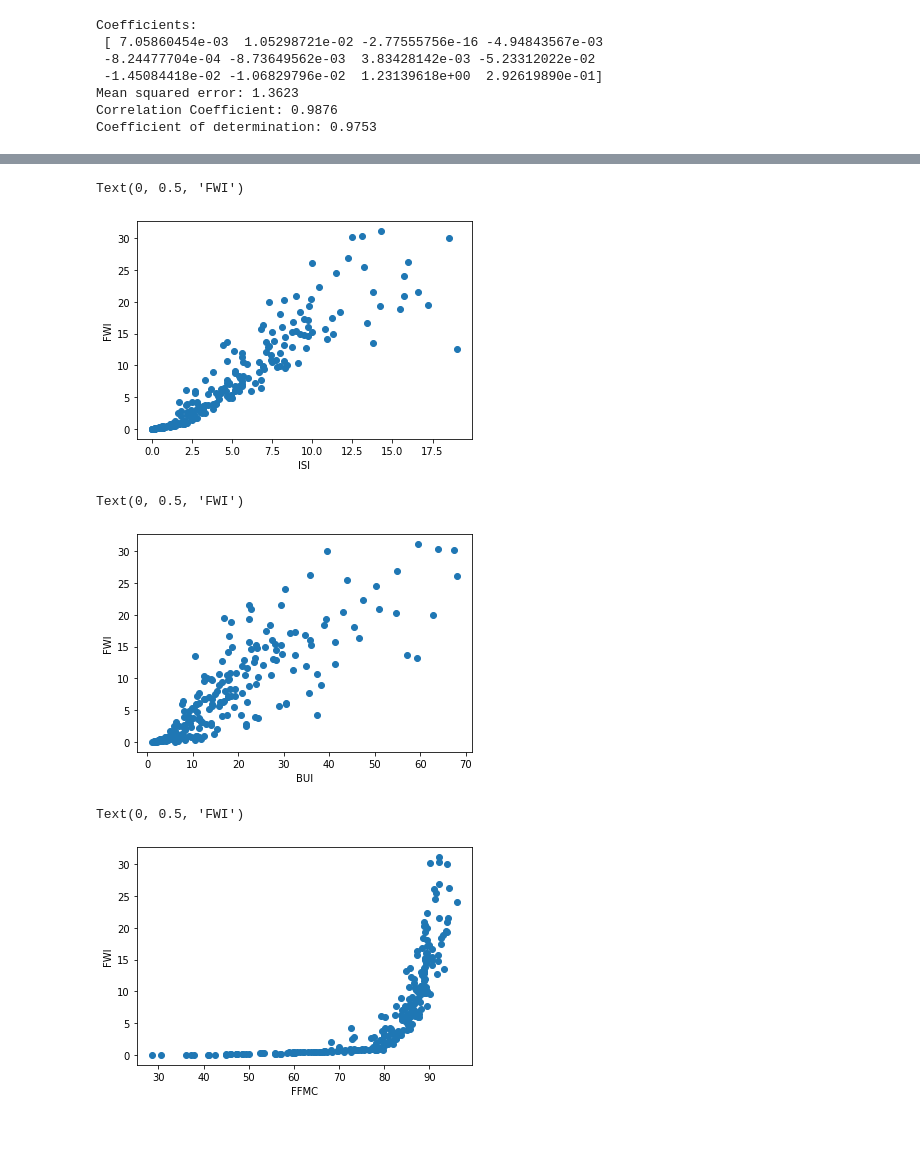
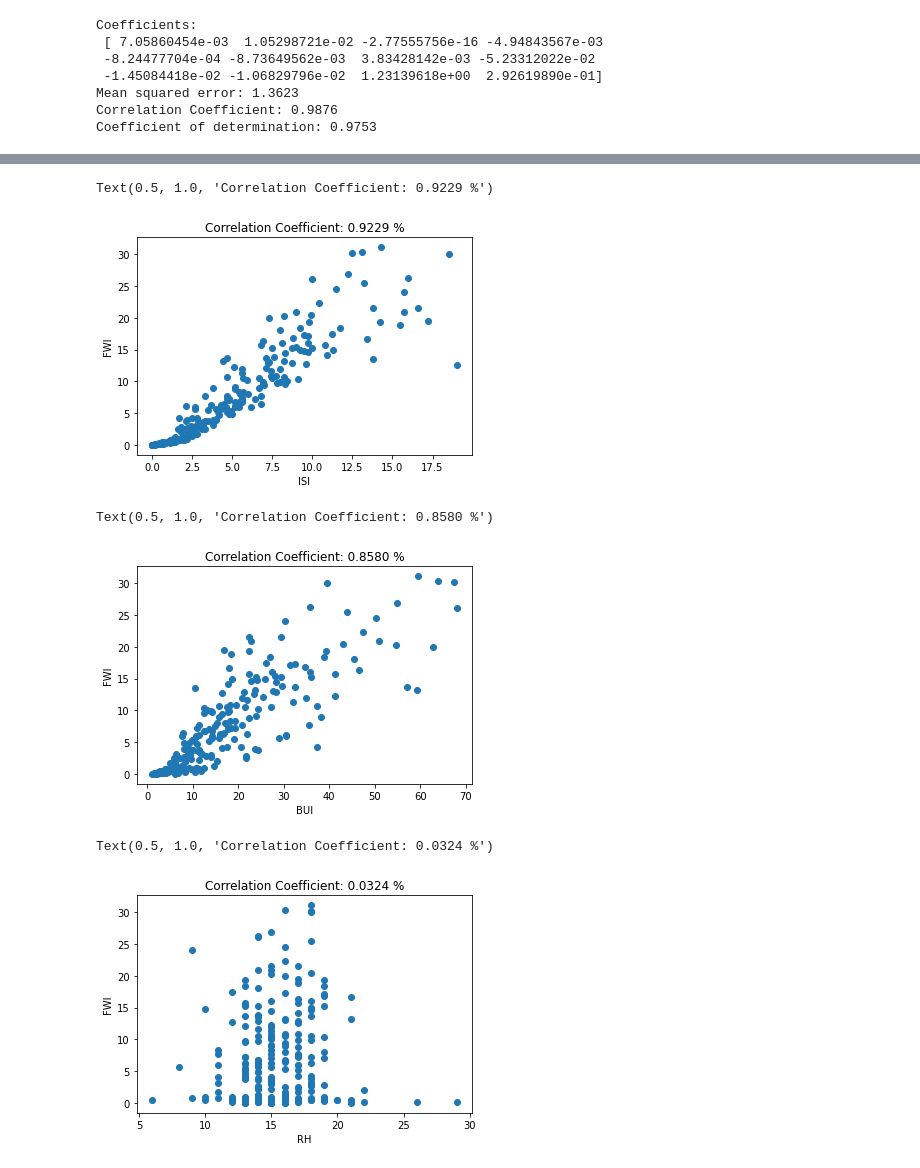
Before and after one commit to Sandrocamargo/deep-learning, a Jupyter notebook: dl_class03_LinearRegression.ipynb, the cells around one changed output, grey strips where cells are left out. Drawn from its saved outputs; the diff is of its cells as text; code cells hidden in the pictures; blank space fills up the shorter version.

```diff
--- a/dl_class03_LinearRegression.ipynb
+++ b/dl_class03_LinearRegression.ipynb
@@ -117,21 +116,24 @@ Text(0.5, 1.0, 'Input Coefficients')
 # %%
 plt.scatter(x[:,10],y)
 plt.xlabel("ISI")
 plt.ylabel("FWI")
+plt.title("Correlation Coefficient: %.4f %%" % np.corrcoef(x[:,10], y)[0,1])
 # %% [output]
-Text(0, 0.5, 'FWI')
+Text(0.5, 1.0, 'Correlation Coefficient: 0.9229 %')
-[figure, old version]
+[figure, new version]
 # %%
 plt.scatter(x[:,11],y)
 plt.xlabel("BUI")
 plt.ylabel("FWI")
+plt.title("Correlation Coefficient: %.4f %%" % np.corrcoef(x[:,11], y)[0,1])
 # %% [output]
-Text(0, 0.5, 'FWI')
+Text(0.5, 1.0, 'Correlation Coefficient: 0.8580 %')
-[figure, old version]
+[figure, new version]
 # %%
-plt.scatter(x[:,7],y)
-plt.xlabel("FFMC")
+plt.scatter(x[:,5],y)
+plt.xlabel("RH")
 plt.ylabel("FWI")
+plt.title("Correlation Coefficient: %.4f %%" % np.corrcoef(x[:,5], y)[0,1])
 # %% [output]
-Text(0, 0.5, 'FWI')
+Text(0.5, 1.0, 'Correlation Coefficient: 0.0324 %')
-[figure, old version]
+[figure, new version]
```
Also changed, not shown: parts of 4 cells of this notebook.
